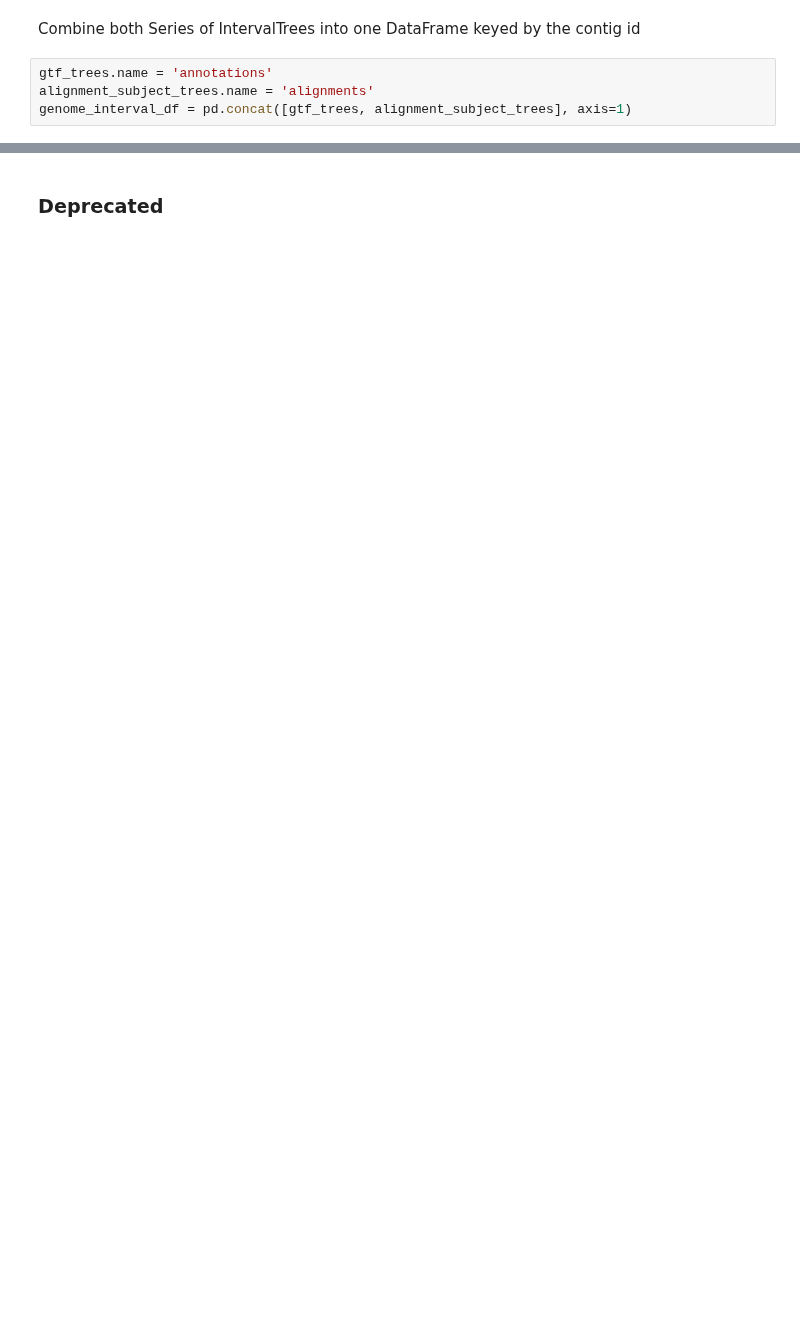
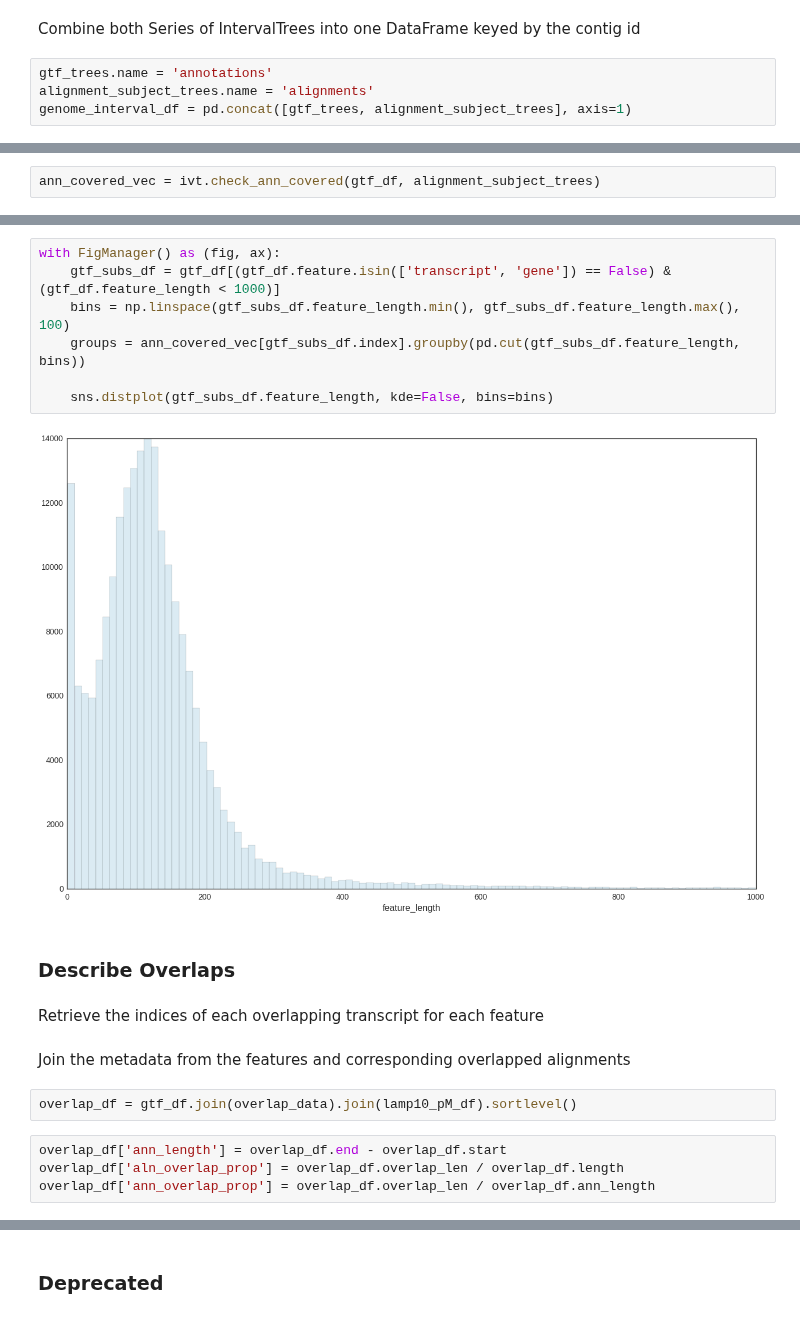
Before and after one commit to standage/2015-petMarSB, a Jupyter notebook: notebooks/petmar-cross-validate.ipynb, the cells around one changed output, grey strips where cells are left out. Saved outputs shown, nothing was run; the diff lists cells and outputs as text; blank space fills up the shorter version.

```diff
--- a/notebooks/petmar-cross-validate.ipynb
+++ b/notebooks/petmar-cross-validate.ipynb
@@ -226,0 +271,2 @@ gtf_df_small.join(d, how='outer')
+# %%
+ann_covered_vec = ivt.check_ann_covered(gtf_df, alignment_subject_trees)
@@ -226,0 +309,21 @@ gtf_df_small.join(d, how='outer')
+# %%
+with FigManager() as (fig, ax):
+    gtf_subs_df = gtf_df[(gtf_df.feature.isin(['transcript', 'gene']) == False) & (gtf_df.feature_length < 1000)]
+    bins = np.linspace(gtf_subs_df.feature_length.min(), gtf_subs_df.feature_length.max(), 100)
+    groups = ann_covered_vec[gtf_subs_df.index].groupby(pd.cut(gtf_subs_df.feature_length, bins))
+
+    sns.distplot(gtf_subs_df.feature_length, kde=False, bins=bins)
+# %% [output]
+[figure, added]
+# %% [markdown]
+### Describe Overlaps
+# %% [markdown]
+Retrieve the indices of each overlapping transcript for each feature
+# %% [markdown]
+Join the metadata from the features and corresponding overlapped alignments
+# %%
+overlap_df = gtf_df.join(overlap_data).join(lamp10_pM_df).sortlevel()
+# %%
+overlap_df['ann_length'] = overlap_df.end - overlap_df.start
+overlap_df['aln_overlap_prop'] = overlap_df.overlap_len / overlap_df.length
+overlap_df['ann_overlap_prop'] = overlap_df.overlap_len / overlap_df.ann_length
```
Also changed, not shown: parts of 75 cells of this notebook.
